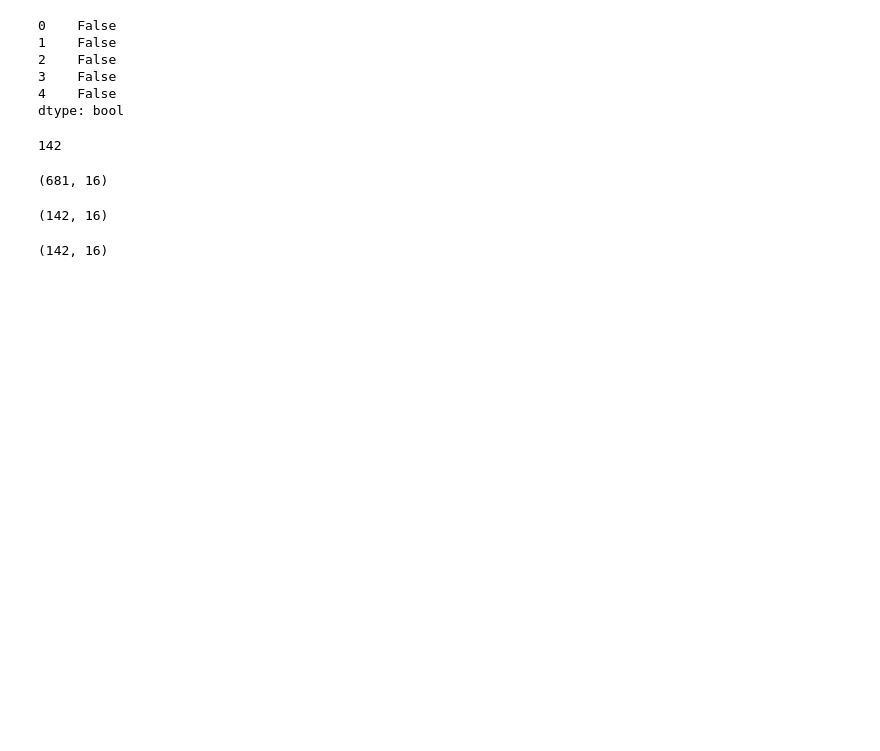
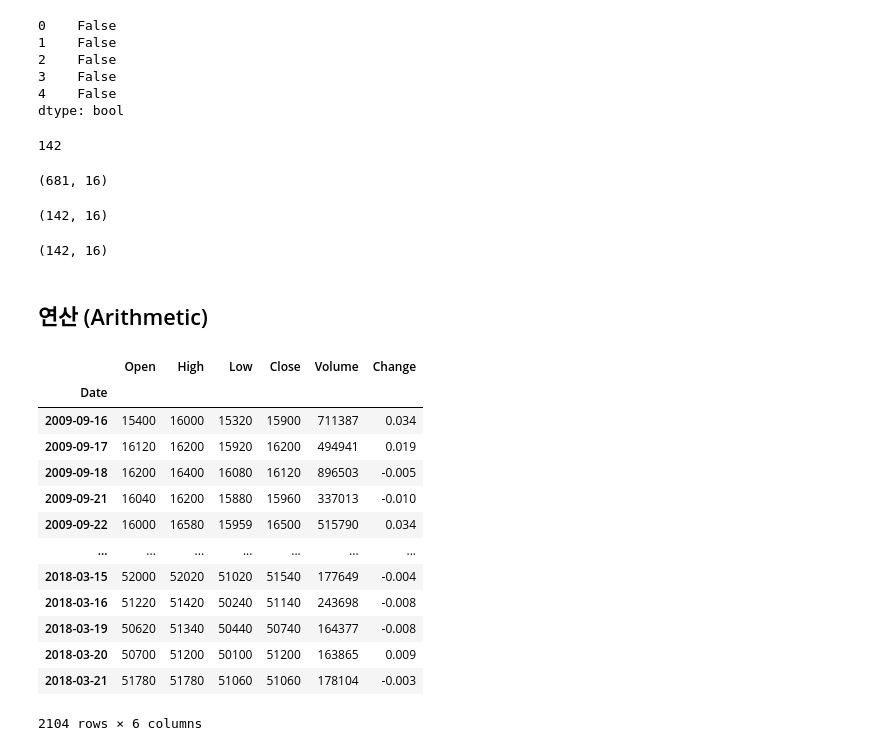
Before and after one commit to seojinsarejj/Quant_Investment_Based_On_Python, a Jupyter notebook: Part1/03.EDA.ipynb, the cells around one changed output. Drawn from its saved outputs; the diff is of its cells as text; code cells hidden in the pictures; blank space fills up the shorter version.

Commit message:
DataFrame, Series operation

```diff
--- a/Part1/03.EDA.ipynb
+++ b/Part1/03.EDA.ipynb
@@ -664,3 +664,25 @@ df.loc[df['순이익률(%)'] > df['영업이익률(%)']].shape
 (681, 16)
 (142, 16)
 (142, 16)
+# %% [markdown]
+## 연산 (Arithmetic)
+# %%
+import FinanceDataReader as fdr
+price_df = fdr.DataReader("005930","2009-09-16","2018-03-21")
+# %%
+price_df
+# %% [output]
+|  | Open | High | Low | Close | Volume | Change |
+| Date |  |  |  |  |  |  |
+| 2009-09-16 | 15400 | 16000 | 15320 | 15900 | 711387 | 0.034 |
+| 2009-09-17 | 16120 | 16200 | 15920 | 16200 | 494941 | 0.019 |
+| 2009-09-18 | 16200 | 16400 | 16080 | 16120 | 896503 | -0.005 |
+| 2009-09-21 | 16040 | 16200 | 15880 | 15960 | 337013 | -0.010 |
+| 2009-09-22 | 16000 | 16580 | 15959 | 16500 | 515790 | 0.034 |
+| ... | ... | ... | ... | ... | ... | ... |
+| 2018-03-15 | 52000 | 52020 | 51020 | 51540 | 177649 | -0.004 |
+| 2018-03-16 | 51220 | 51420 | 50240 | 51140 | 243698 | -0.008 |
+| 2018-03-19 | 50620 | 51340 | 50440 | 50740 | 164377 | -0.008 |
+| 2018-03-20 | 50700 | 51200 | 50100 | 51200 | 163865 | 0.009 |
+| 2018-03-21 | 51780 | 51780 | 51060 | 51060 | 178104 | -0.003 |
+2104 rows × 6 columns
```
Also changed, not shown: parts of 11 cells of this notebook.
